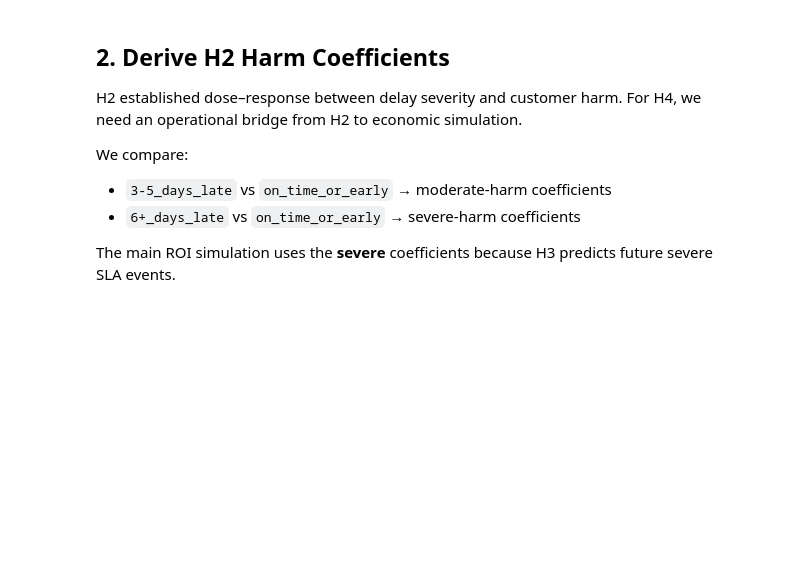
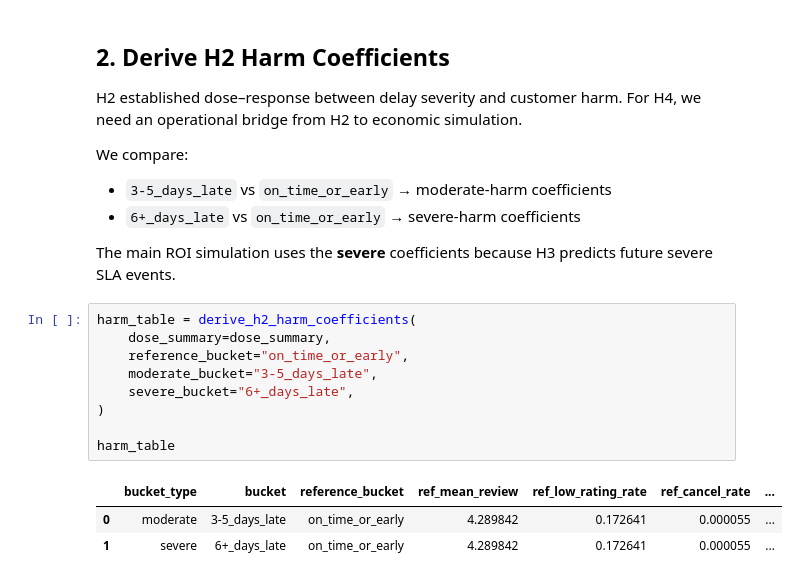
Before and after one commit to andrewyang0620/marketplace-sla-risk-analysis, a Jupyter notebook: notebooks/04_intervention_roi.ipynb, the cells around one changed output. Cells and saved outputs as stored; diff of their text form; blank space fills up the shorter version.

Commit message:
h2 harm coefficient table added

```diff
--- a/notebooks/04_intervention_roi.ipynb
+++ b/notebooks/04_intervention_roi.ipynb
@@ -122,3 +129,16 @@ We compare:
 - `6+_days_late`  vs `on_time_or_early` → severe-harm coefficients
 
 The main ROI simulation uses the **severe** coefficients because H3 predicts future severe SLA events.
+# %%
+harm_table = derive_h2_harm_coefficients(
+    dose_summary=dose_summary,
+    reference_bucket="on_time_or_early",
+    moderate_bucket="3-5_days_late",
+    severe_bucket="6+_days_late",
+)
+
+harm_table
+# %% [output]
+|  | bucket_type | bucket | reference_bucket | ref_mean_review | ref_low_rating_rate | ref_cancel_rate | ... |
+| 0 | moderate | 3-5_days_late | on_time_or_early | 4.289842 | 0.172641 | 0.000055 | ... |
+| 1 | severe | 6+_days_late | on_time_or_early | 4.289842 | 0.172641 | 0.000055 | ... |
```
Also changed, not shown: parts of 2 cells of this notebook, 1 other file.
